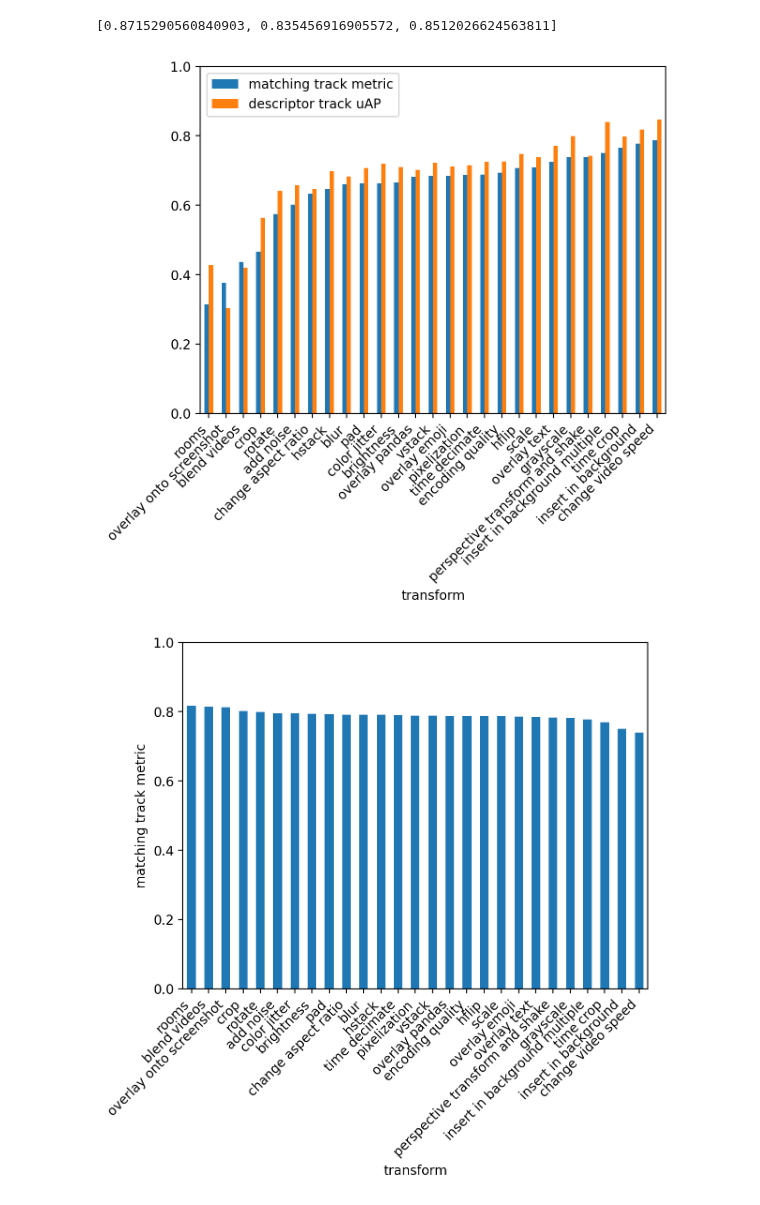
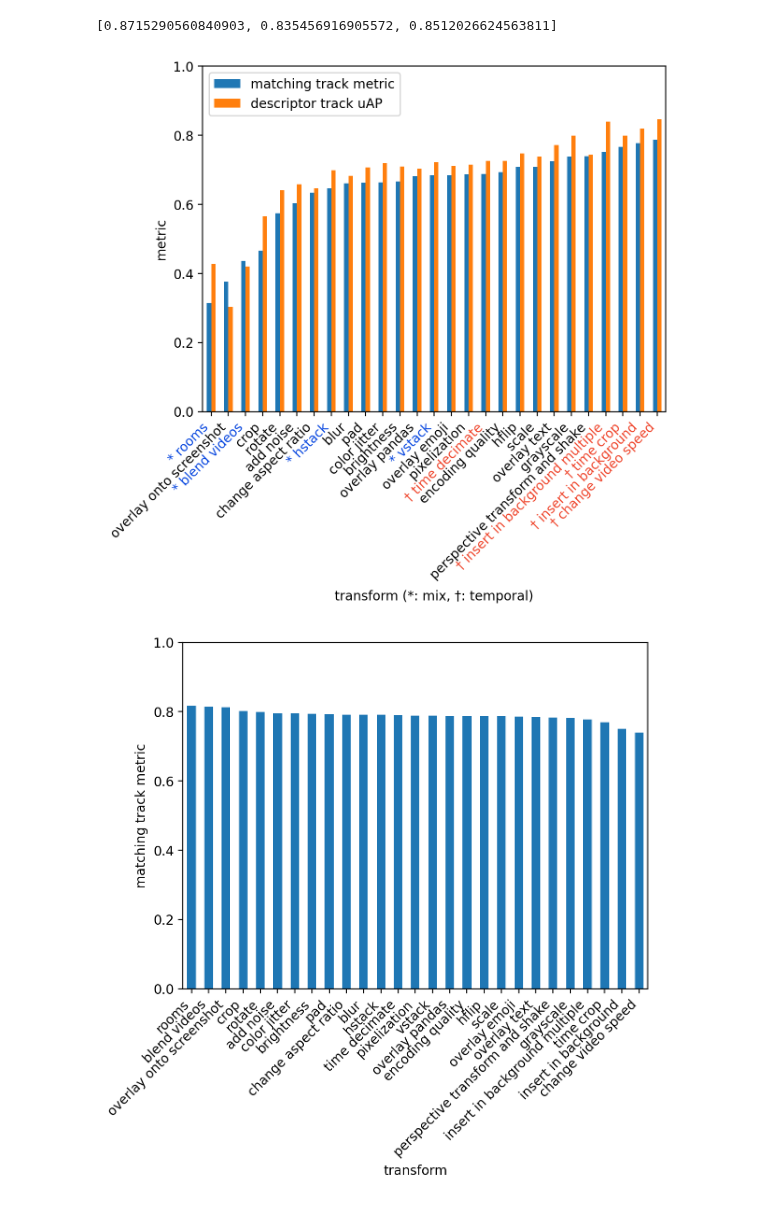
Before and after one commit to edpizzi/vsc2022, a Jupyter notebook: notebooks/analysis.ipynb, the cells around one changed output. Saved outputs shown, nothing was run; the diff lists cells and outputs as text; code cells hidden in the pictures.

Commit message:
transform types

```diff
--- a/notebooks/analysis.ipynb
+++ b/notebooks/analysis.ipynb
@@ -39,6 +41,10 @@ class Match(Match1):
             for field in cls._fields:
                 assert not df[field].isna().any()
         return [Match(**record) for record in df.to_dict("records")]
+
+
+def inline_table(tsv_str):
+    return pd.read_csv(io.StringIO(tsv_str), sep="\t")
 # %%
 DATA_PATH = "../data"
 OUTPUT_PATH = f"{DATA_PATH}/plots"
@@ -192,15 +230,30 @@ adf_d = analyze_transforms(all_transforms, gt_df, descriptors, descriptor=True)
 # %%
 df = adf.copy().set_index("transform")[["matching track metric"]]
 df2 = adf_d.copy().set_index("transform")[["descriptor track uAP"]]
 by_transform_df = df.join(df2)
 ax = by_transform_df.plot.bar()
 ax.set_ylim(0, 1)
-ax.set_xticklabels(ax.get_xticklabels(), rotation=45, ha='right')
+
+types = dict(zip(xform_types["transform"], xform_types["type"]))
+type_color = {"multi-frame": "xkcd:blue", "frame": "black", "temporal": "xkcd:tomato"}
+#type_suffix = {"multi-frame": "[m]", "frame": "[f]", "temporal": "[t]"}
+type_prefix = {"multi-frame": "*", "frame": "", "temporal": "†"}
+ticklabels = ax.get_xticklabels()
+for label in ticklabels:
+    xform = label.get_text()
+    type_ = types[xform]
+    label.set_color(type_color[type_])
+    label.set_text(type_prefix[type_] + " " + xform)
+    #label.set_text(f"{xform} {type_suffix[type_]}")
+
+ax.set_xlabel("transform (*: mix, †: temporal)")
+ax.set_ylabel("metric")
+ax.set_xticklabels(ticklabels, rotation=45, ha='right')
 ax.legend(loc='upper left')
 plt.savefig(OUTPUT_PATH + '/transform_metrics.pdf', bbox_inches="tight")
 None
 # %% [output]
-[figure, old version]
+[figure, new version]
 # %%
 by_transform_df.to_csv(OUTPUT_PATH + '/transform_metrics.csv')
 # %%
```
Also changed, not shown: parts of 5 cells of this notebook.
